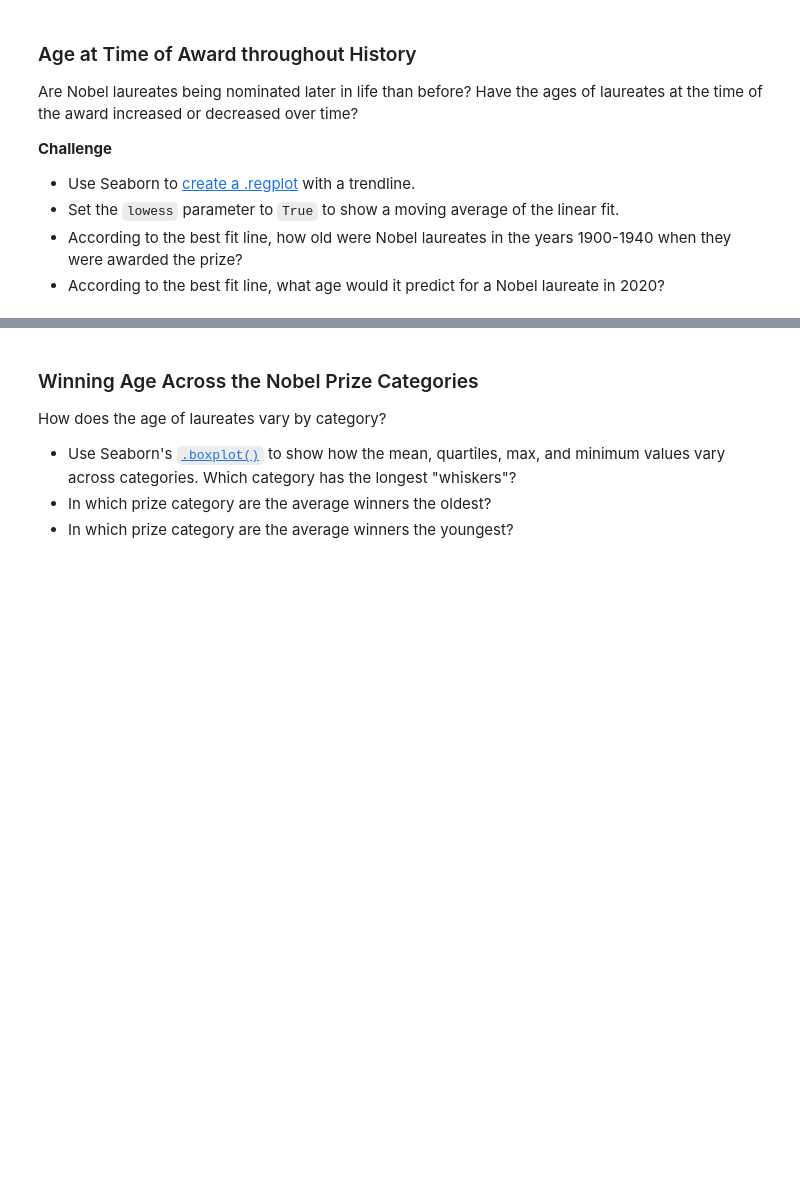
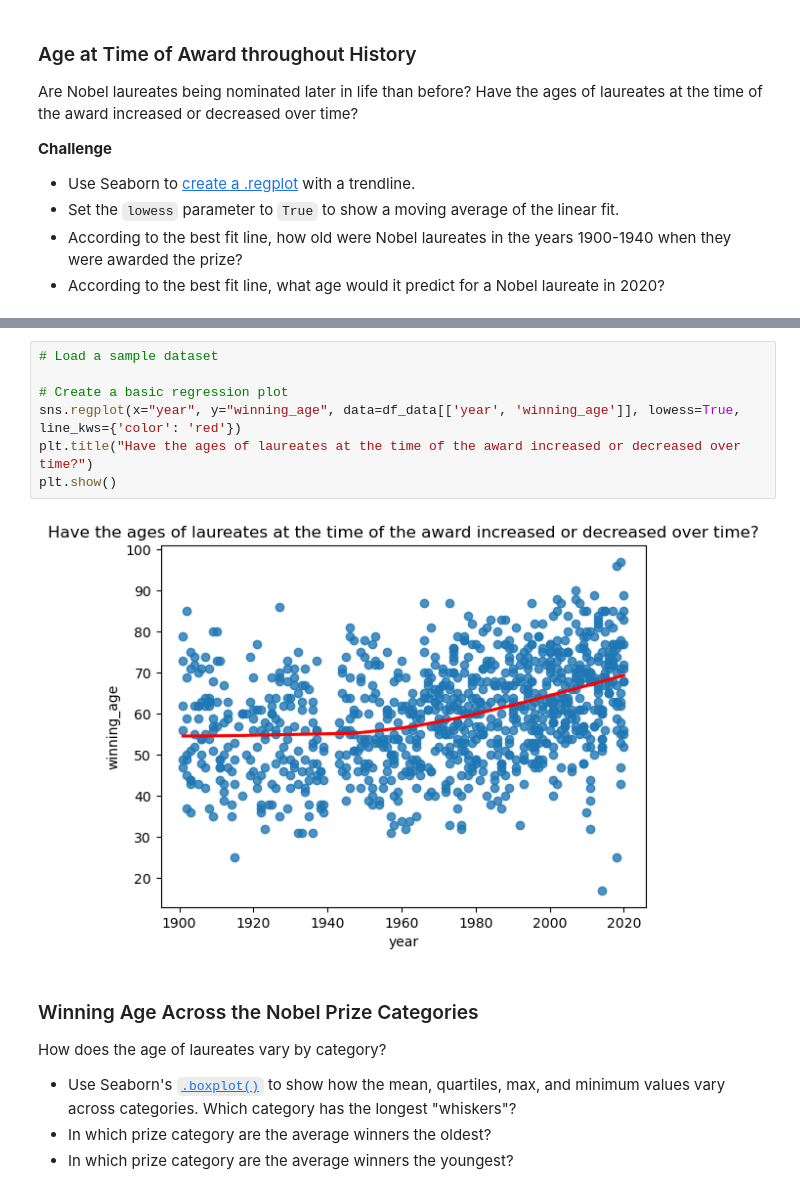
Before and after one commit to ImamSyabana/PythonDay16-100, a Jupyter notebook: Day 79/Nobel_Prize_Analysis_(start).ipynb, the cells around one changed output, grey strips where cells are left out. Saved outputs shown, nothing was run; the diff lists cells and outputs as text; blank space fills up the shorter version.

```diff
--- a/Day 79/Nobel_Prize_Analysis_(start).ipynb
+++ b/Day 79/Nobel_Prize_Analysis_(start).ipynb
@@ -1079,3 +1429,12 @@ Are Nobel laureates being nominated later in life than before? Have the ages of
+# %%
+# Load a sample dataset
+
+# Create a basic regression plot
+sns.regplot(x="year", y="winning_age", data=df_data[['year', 'winning_age']], lowess=True, line_kws={'color': 'red'})
+plt.title("Have the ages of laureates at the time of the award increased or decreased over time?")
+plt.show()
+# %% [output]
+[figure, added]
 # %% [markdown]
 ### Winning Age Across the Nobel Prize Categories
 
```
Also changed, not shown: parts of 49 cells of this notebook.
